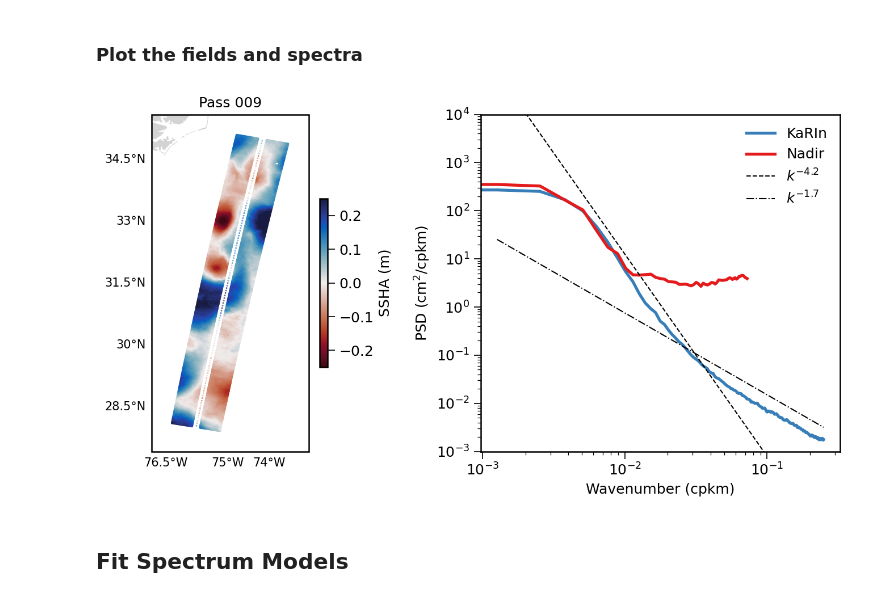
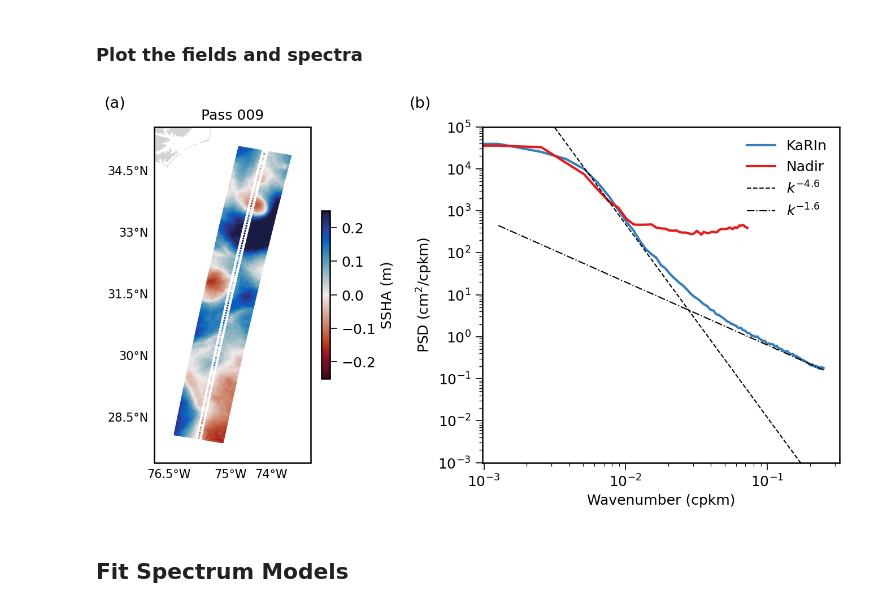
Before and after one commit to jwskinner/SWOT-balanced-extraction, a Jupyter notebook: Spectral_models_and_fields.ipynb, the cells around one changed output. Saved outputs shown, nothing was run; the diff lists cells and outputs as text; code cells hidden in the pictures.

```diff
--- a/Spectral_models_and_fields.ipynb
+++ b/Spectral_models_and_fields.ipynb
@@ -72,9 +74,9 @@ import cmocean
 
 swot.set_plot_style()
 
-index = 2
+index = 10
 vmin, vmax = -0.25, 0.25
-ylims = (1e-3, 1e4)
+ylims = (1e-3, 1e5)
 cmap = 'cmo.balance_r' #cmocean.cm.balance
 
 fig = plt.figure(figsize=(10, 5), dpi=150)
@@ -96,51 +98,59 @@ ax0.set_extent([lon_min, lon_max, lat_min, lat_max], crs=ccrs.PlateCarree())
 sc0 = ax0.scatter(
     karin.lon[index], karin.lat[index],
     c=karin.ssha[index], s=1, vmin=vmin, vmax=vmax, cmap=cmap,
-    transform=ccrs.PlateCarree(), marker='o'
+    transform=ccrs.PlateCarree(), marker='o',
+    rasterized=True
 )
 ax0.scatter(
     nadir.lon[index], nadir.lat[index],
-    c=nadir.ssh[index], s=0.1, vmin=vmin, vmax=vmax,
-    cmap=cmap, transform=ccrs.PlateCarree(), marker='o'
+    c=nadir.ssh[index], s=0.5, vmin=vmin, vmax=vmax,
+    cmap=cmap, transform=ccrs.PlateCarree(), marker='o',
+    rasterized=True
 )
 #ax0.coastlines()
 ax0.add_feature(cartopy.feature.LAND, facecolor='lightgrey', edgecolor='none', zorder=0)
 ax0.set_title(f'Pass {pass_num:03d}')
 gl0 = ax0.gridlines(draw_labels=True, linewidth=0.5, alpha=0.0)
 gl0.top_labels = gl0.right_labels = False
 cbar0 = fig.colorbar(sc0, ax=ax0, orientation='vertical', shrink=0.5, pad=0.03)
 cbar0.set_label("SSHA (m)")
 
 # ───── Power Spectrum ─────
 ax1 = fig.add_subplot(gs[0, 1])
 
-ax1.loglog(karin.wavenumbers_cpkm, 100 * karin.spec_alongtrack_av, label='KaRIn', linewidth=2.5)
-ax1.loglog(nadir.wavenumbers_cpkm, 100 * nadir.spec_alongtrack_av, label='Nadir', linewidth=2.5)
+ax1.loglog(karin.wavenumbers_cpkm,  karin.spec_ssha, label='KaRIn', linewidth=2.)
+ax1.loglog(nadir.wavenumbers_cpkm,  nadir.spec_ssha, label='Nadir', linewidth=2.)
 #ax1.loglog(karin.wavenumbers * 1e3, karin.spec_ssh, label='SWOT KaRIn SSH', linewidth=2.0)
 #ax1.loglog(karin.wavenumbers * 1e3, karin.spec_tmean, label='SWOT Time-mean', linewidth=2.0)
 #ax1.loglog(karin.wavenumbers * 1e3, karin.spec_tide, label='SWOT HRET', linewidth=2.0)
 
 # Reference slope lines (k^-5 and k^-2)
 k_ref = karin.wavenumbers_cpkm  # range of wavenumbers (cpkm)
-C1 = 5e-8  # vertical placement for k^-5
-C2 = 3e-4  # vertical placement for k^-2
-ax1.loglog(k_ref, C1 * k_ref**-4.2, 'k--', linewidth=1, label=r'$k^{-4.2}$')
-ax1.loglog(k_ref, C2 * k_ref**-1.7, 'k', linestyle='-.', linewidth=1, label=r'$k^{-1.7}$')
+C1 = 3e-7  # vertical placement for k^-5
+C2 = 2e-2  # vertical placement for k^-2
+ax1.loglog(k_ref, C1 * k_ref**-4.6, 'k--', linewidth=1, label=r'$k^{-4.6}$')
+ax1.loglog(k_ref, C2 * k_ref**-1.5, 'k', linestyle='-.', linewidth=1, label=r'$k^{-1.6}$')
 
 
 ax1.set_xlabel("Wavenumber (cpkm)")
 ax1.set_ylabel("PSD (cm$^2$/cpkm)")
 ax1.set_ylim(ylims)
 ax1.legend()
-#ax1.legend(loc='center left', bbox_to_anchor=(1.02, 0.5))
-#ax1.grid(True, which='both', linestyle='-', linewidth=0.5)
-#ax1.set_title("Power Spectra")
+
+# (a) for left panel
+fig.text(0.13, 1, "(a)", fontsize=13,
+         va="top", ha="center")
+
+# (b) for right panel
+fig.text(0.49, 1, "(b)", fontsize=13,
+         va="top", ha="center")
+
 
 plt.tight_layout()
 fig.savefig("swot_map_spectrum.pdf", bbox_inches='tight')
 plt.show()
 # %% [output]
-[figure, old version]
+[figure, new version]
 # %% [markdown]
 ## Fit Spectrum Models
 # %% [markdown]
```
Also changed, not shown: parts of 5 cells of this notebook, 14 other files.
